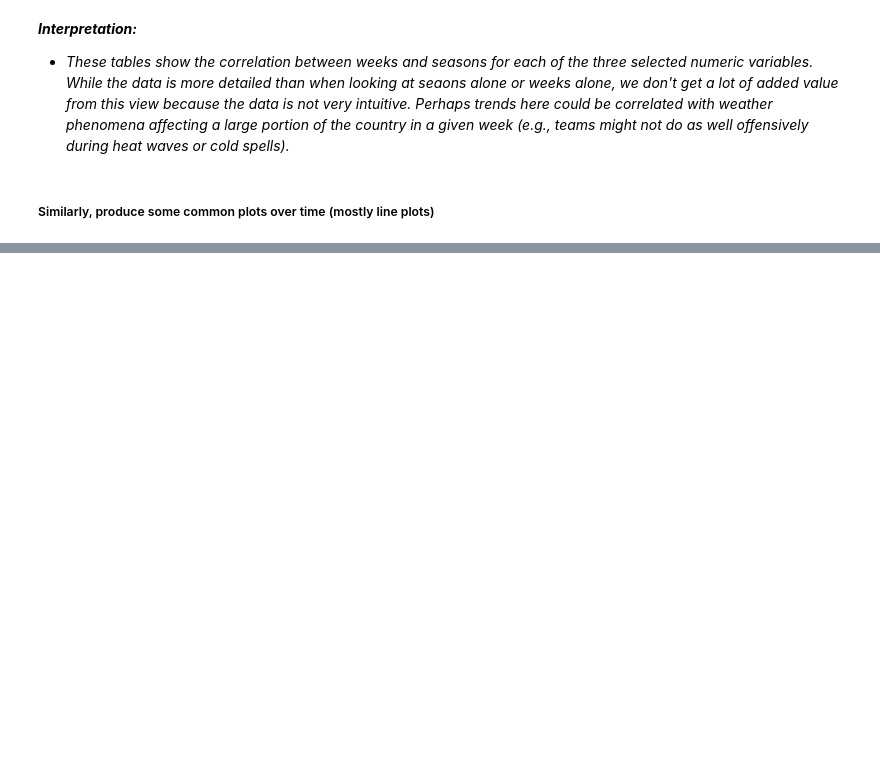
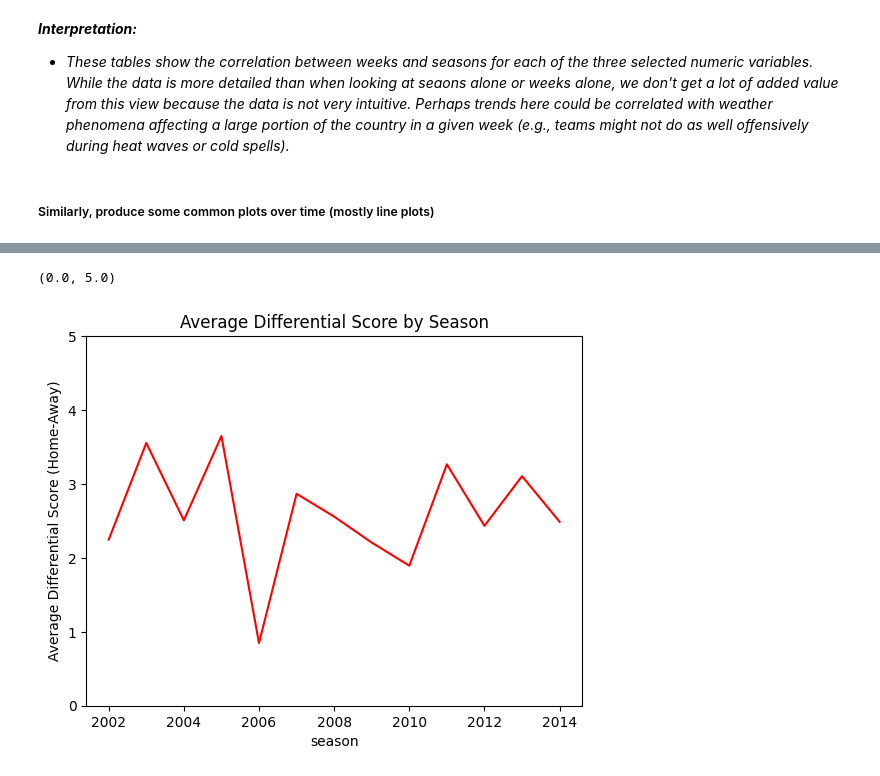
Before and after one commit to trevorlillywhite/HW-4---NCSU-ST-554---Trevor-Lillywhite, a Jupyter notebook: HW4_ST_554_Trevor_Lillywhite.ipynb, the cells around one changed output, grey strips where cells are left out. Saved outputs shown, nothing was run; the diff lists cells and outputs as text; code cells hidden in the pictures; blank space fills up the shorter version.

```diff
--- a/HW4_ST_554_Trevor_Lillywhite.ipynb
+++ b/HW4_ST_554_Trevor_Lillywhite.ipynb
@@ -1183,0 +1221,3 @@ _**Interpretation:**_
+# %%
+df_plot1 = scores[['season', 'HminusAScore']].groupby('season').mean()
+df_plot1
@@ -1183,0 +1240,8 @@ _**Interpretation:**_
+# %%
+df_plot1.plot.line(legend=False, color='red')
+plt.title('Average Differential Score by Season')
+plt.ylabel('Average Differential Score (Home-Away)')
+plt.ylim(0,5)
+# %% [output]
+(0.0, 5.0)
+[figure, added]
```
Also changed, not shown: parts of 36 cells of this notebook.
